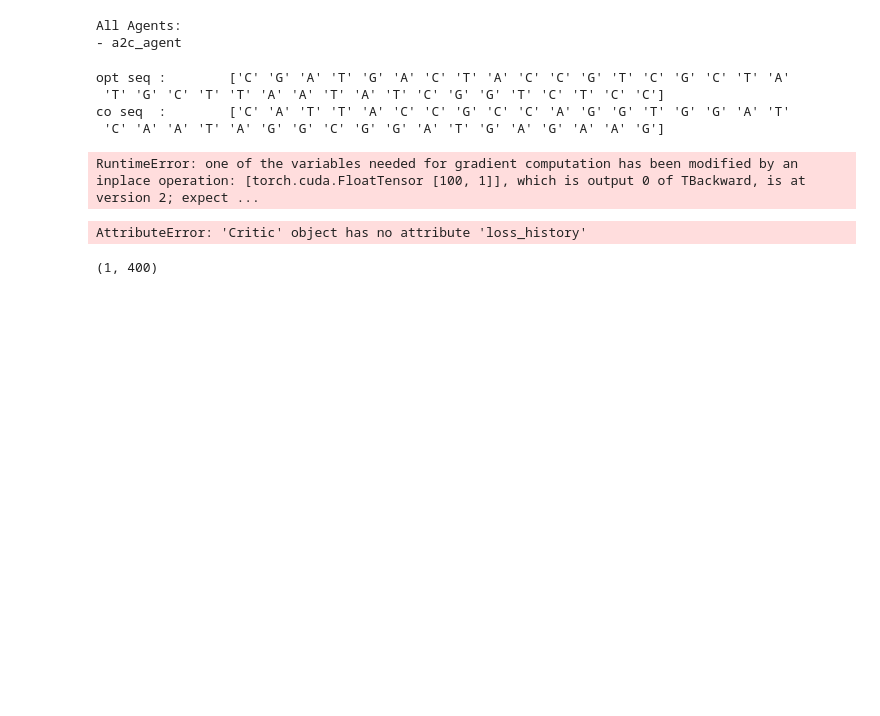
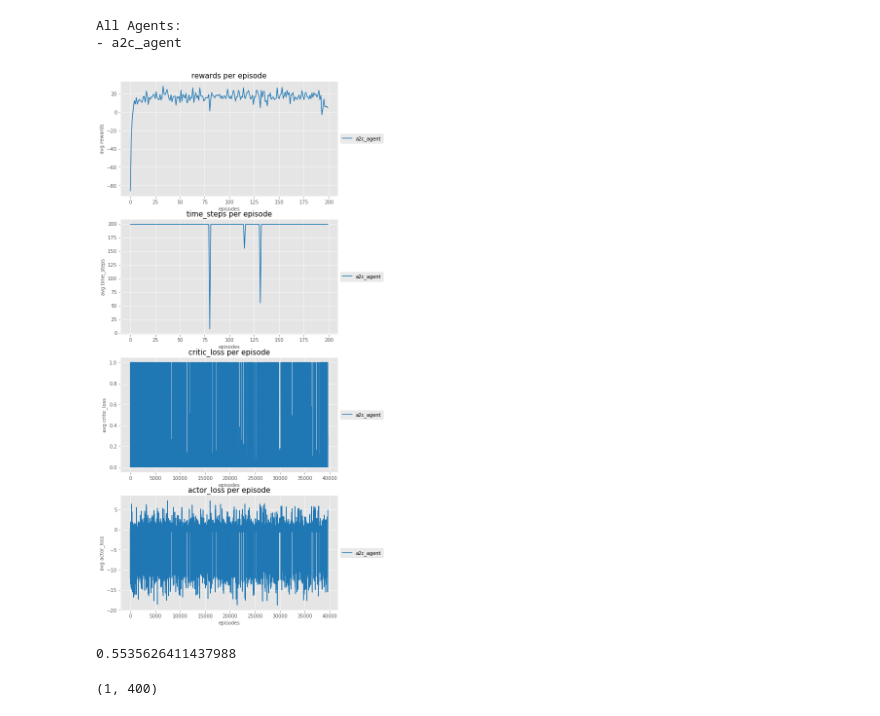
Before and after one commit to BenoitLeguay/DNA_RL, a Jupyter notebook: DNA RL Crossover based optimization algorithm.ipynb, the cells around one changed output. Cells and saved outputs as stored; diff of their text form; code cells hidden in the pictures; blank space fills up the shorter version.

Commit message:
semi-stable version

```diff
--- a/DNA RL Crossover based optimization algorithm.ipynb
+++ b/DNA RL Crossover based optimization algorithm.ipynb
@@ -44,7 +44,7 @@ critic_init = {
         'i_size': state_dim[0],
         'l1_size': 200,
         'l2_size': 300,
-        'l3_size': 100
+        'l3_size': 104
                }
 }
 actor_init = {
@@ -85,22 +85,20 @@ print(f"All Agents: \n- {s}")
 All Agents:
 - a2c_agent
 # %%
-n_episode = 10
-t_max_per_episode = 1000
-graphical = True
+n_episode = 100
+t_max_per_episode = 200
+graphical = False
 # %%
 train_session.train(n_episode=n_episode, t_max_per_episode=t_max_per_episode,
                     graphical=graphical, agent_subset=manual_agent_names)
-# %% [output]
-opt seq :        ['C' 'G' 'A' 'T' 'G' 'A' 'C' 'T' 'A' 'C' 'C' 'G' 'T' 'C' 'G' 'C' 'T' 'A'
- 'T' 'G' 'C' 'T' 'T' 'A' 'A' 'T' 'A' 'T' 'C' 'G' 'G' 'T' 'C' 'T' 'C' 'C']
-co seq  :        ['C' 'A' 'T' 'T' 'A' 'C' 'C' 'G' 'C' 'C' 'A' 'G' 'G' 'T' 'G' 'G' 'A' 'T'
- 'C' 'A' 'A' 'T' 'A' 'G' 'G' 'C' 'G' 'G' 'A' 'T' 'G' 'A' 'G' 'A' 'A' 'G']
-RuntimeError: one of the variables needed for gradient computation has been modified by an inplace operation: [torch.cuda.FloatTensor [100, 1]], which is output 0 of TBackward, is at version 2; expect ...
 # %%
-train_session.plot_results(window=200, agent_subset=manual_agent_names)
+train_session.plot_results(window=1, agent_subset=manual_agent_names)
 # %% [output]
-AttributeError: 'Critic' object has no attribute 'loss_history'
+[figure, added]
+# %%
+max(env.early_stop_reward.rewards)
+# %% [output]
+0.5535626411437988
 # %%
 state = env.reset()
 # %%
```
Also changed, not shown: parts of 2 cells of this notebook, 3 other files.
